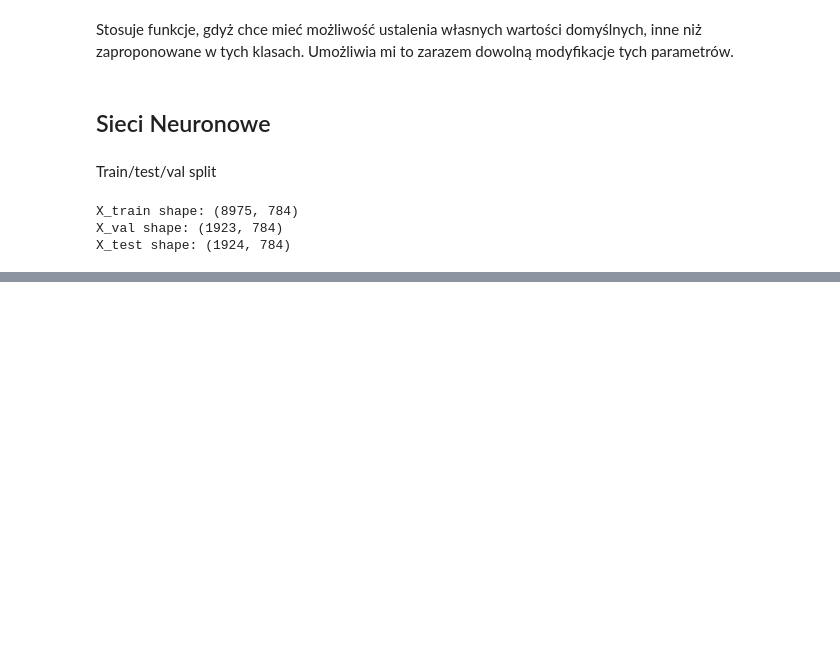
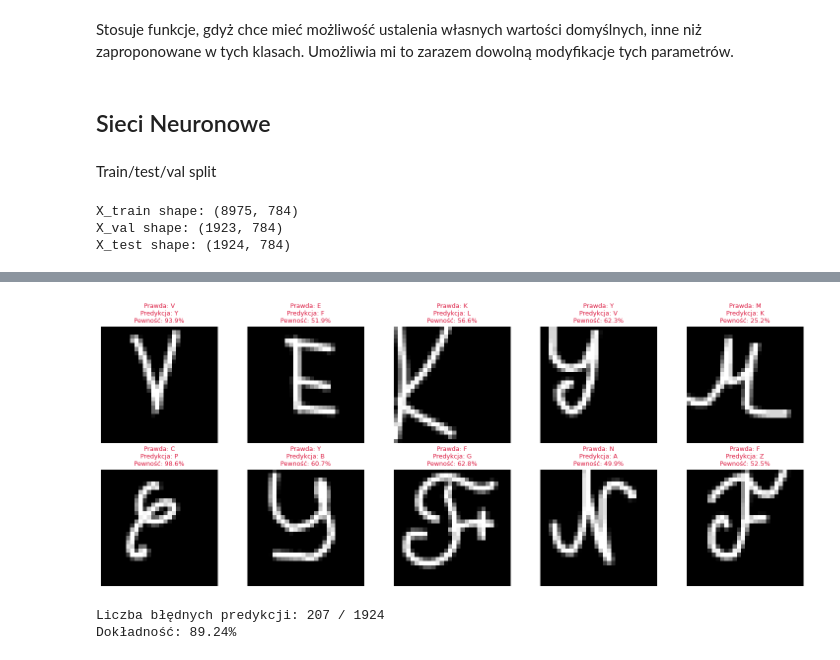
Before and after one commit to JustKoshi/litery_lacinskie_nn, a Jupyter notebook: Notatniki/projekt_notatnik.ipynb, the cells around one changed output, grey strips where cells are left out. Drawn from its saved outputs; the diff is of its cells as text; code cells hidden in the pictures; blank space fills up the shorter version.

```diff
--- a/Notatniki/projekt_notatnik.ipynb
+++ b/Notatniki/projekt_notatnik.ipynb
@@ -325,0 +422,34 @@ weighted avg       0.88      0.88      0.88      1924
+# %%
+wrong_indices = np.where(y_pred_max != y_test_max)[0]
+
+# Wybierz pierwsze 10 błędnych predykcji (lub mniej jeśli jest ich mniej)
+num_to_show = min(10, len(wrong_indices))
+
+if num_to_show == 0:
+    print("Brak błędnych predykcji!")
+else:
+    plt.figure(figsize=(15, 6))
+    for i in range(num_to_show):
+        idx = wrong_indices[i]
+
+        plt.subplot(2, 5, i + 1)
+        plt.imshow(X_test[idx].reshape(img_size, img_size), cmap='gray')
+
+        true_label = unique_letters[y_test_max[idx]]
+        pred_label = unique_letters[y_pred_max[idx]]
+        confidence = y_pred[idx][y_pred_max[idx]] * 100
+
+        plt.title(f"Prawda: {true_label}\nPredykcja: {pred_label}\nPewność: {confidence:.1f}%",
+                  fontsize=9, color='crimson')
+        plt.axis('off')
+
+    plt.tight_layout()
+    plt.show()
+
+    # Statystyki
+    print(f"\nLiczba błędnych predykcji: {len(wrong_indices)} / {len(y_test_max)}")
+    print(f"Dokładność: {(1 - len(wrong_indices)/len(y_test_max)) * 100:.2f}%")
+# %% [output]
+[figure, added]
+Liczba błędnych predykcji: 207 / 1924
+Dokładność: 89.24%
```
Also changed, not shown: parts of 10 cells of this notebook.
